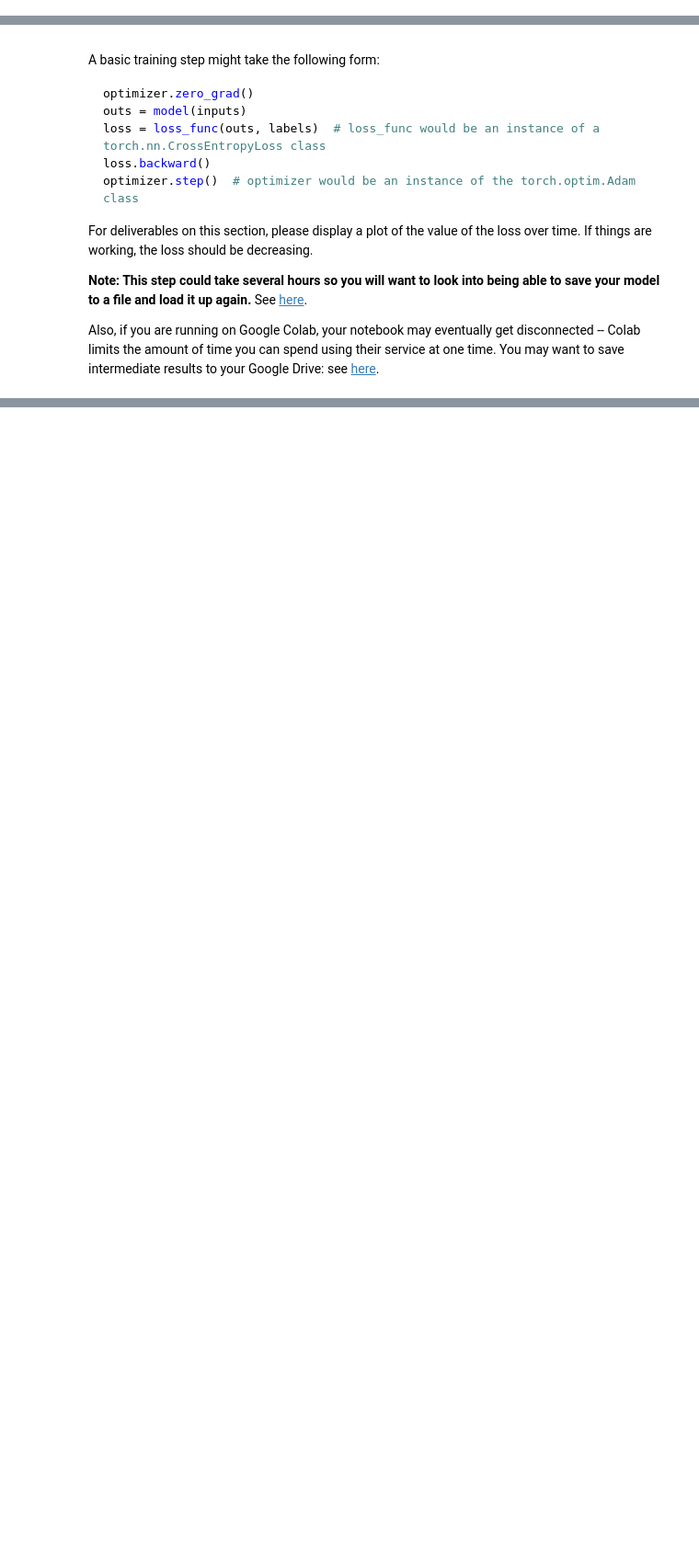
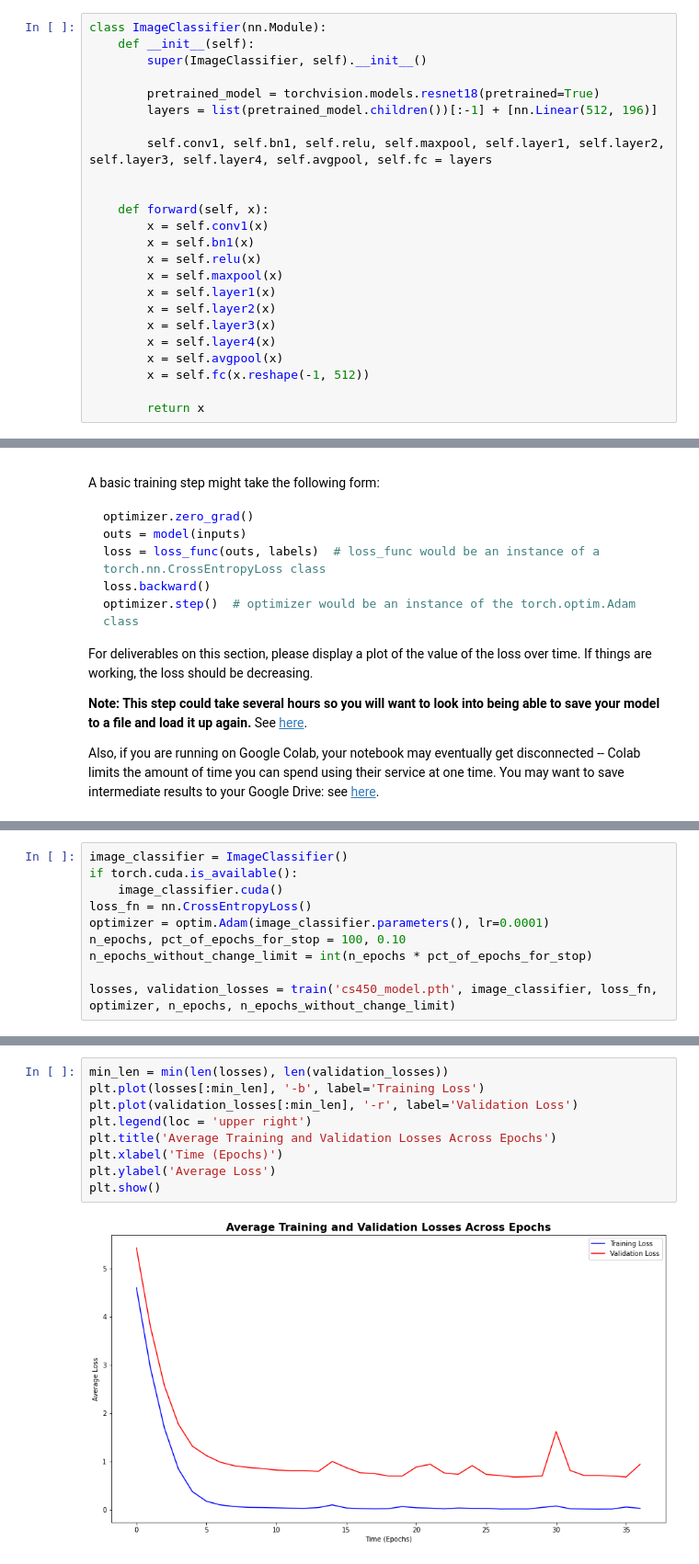
Before and after one commit to ethanp55/computer-vision, a Jupyter notebook: proj5-deeplearning/proj5-deeplearning/proj5-image-classification.ipynb, the cells around one changed output, grey strips where cells are left out. Shown at 92% size. Saved outputs shown, nothing was run; the diff lists cells and outputs as text; blank space fills up the shorter version.

Commit message:
Deep learning for image classification on cars dataset

```diff
--- a/proj5-deeplearning/proj5-deeplearning/proj5-image-classification.ipynb
+++ b/proj5-deeplearning/proj5-deeplearning/proj5-image-classification.ipynb
@@ -117,3 +239,27 @@ normalize = transforms.Normalize(mean=[0.485, 0.456, 0.406],std=[0.229, 0.224, 0
+# %%
+class ImageClassifier(nn.Module):
+    def __init__(self):
+        super(ImageClassifier, self).__init__()
+
+        pretrained_model = torchvision.models.resnet18(pretrained=True)
+        layers = list(pretrained_model.children())[:-1] + [nn.Linear(512, 196)]
+
+        self.conv1, self.bn1, self.relu, self.maxpool, self.layer1, self.layer2, self.layer3, self.layer4, self.avgpool, self.fc = layers
+
+
+    def forward(self, x):
+        x = self.conv1(x)
+        x = self.bn1(x)
+        x = self.relu(x)
+        x = self.maxpool(x)
+        x = self.layer1(x)
+        x = self.layer2(x)
+        x = self.layer3(x)
+        x = self.layer4(x)
+        x = self.avgpool(x)
+        x = self.fc(x.reshape(-1, 512))
+
+        return x
 # %% [markdown]
 # Part C: Training
 
@@ -137,0 +344,10 @@ Also, if you are running on Google Colab, your notebook may eventually get disco
+# %%
+image_classifier = ImageClassifier()
+if torch.cuda.is_available():
+    image_classifier.cuda()
+loss_fn = nn.CrossEntropyLoss()
+optimizer = optim.Adam(image_classifier.parameters(), lr=0.0001)
+n_epochs, pct_of_epochs_for_stop = 100, 0.10
+n_epochs_without_change_limit = int(n_epochs * pct_of_epochs_for_stop)
+
+losses, validation_losses = train('cs450_model.pth', image_classifier, loss_fn, optimizer, n_epochs, n_epochs_without_change_limit)
@@ -137,0 +372,11 @@ Also, if you are running on Google Colab, your notebook may eventually get disco
+# %%
+min_len = min(len(losses), len(validation_losses))
+plt.plot(losses[:min_len], '-b', label='Training Loss')
+plt.plot(validation_losses[:min_len], '-r', label='Validation Loss')
+plt.legend(loc = 'upper right')
+plt.title('Average Training and Validation Losses Across Epochs')
+plt.xlabel('Time (Epochs)')
+plt.ylabel('Average Loss')
+plt.show()
+# %% [output]
+[figure, added]
```
Also changed, not shown: parts of 34 cells of this notebook, 1 other file.
